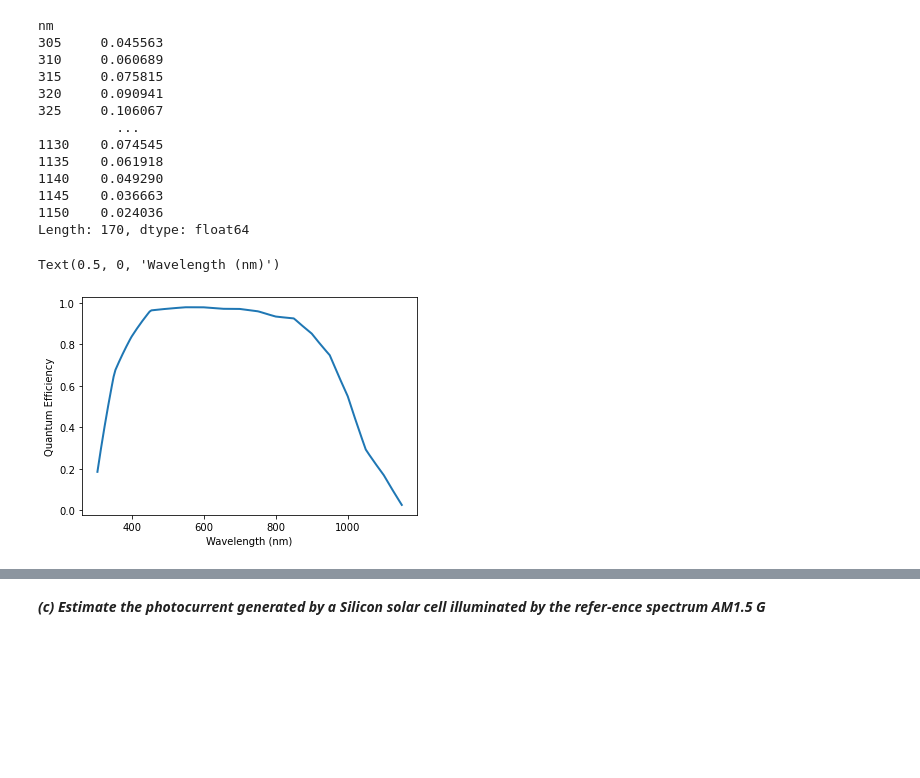
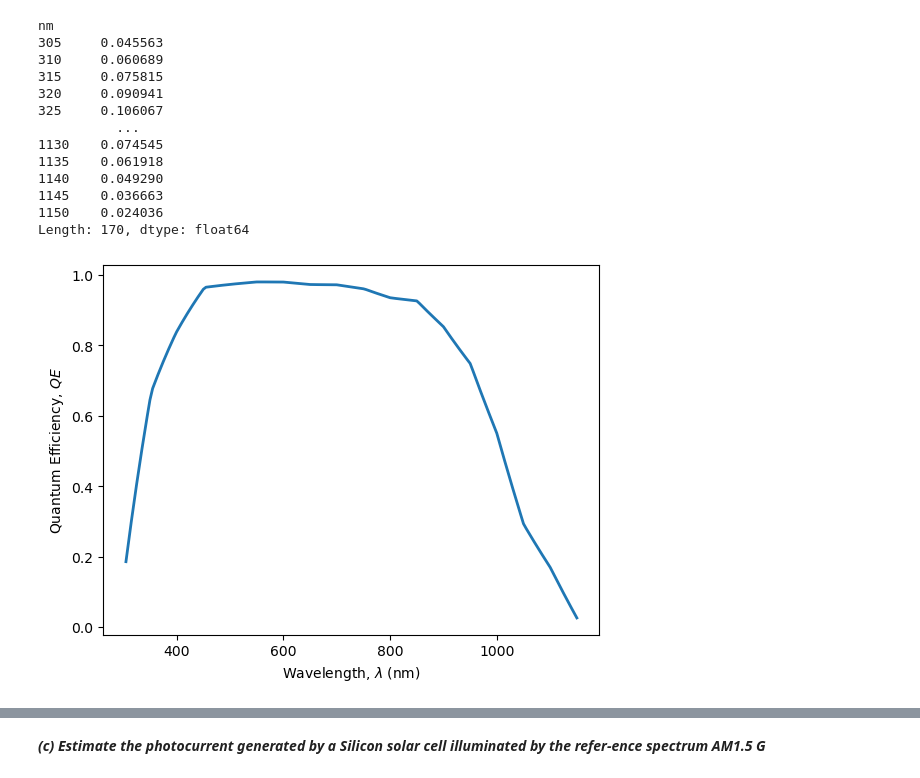
Before and after one commit to martavp/pv-textbook, a Jupyter notebook: Problems/Chapter_03/Problem3.7.ipynb, the cells around one changed output, grey strips where cells are left out. Saved outputs shown, nothing was run; the diff lists cells and outputs as text; code cells hidden in the pictures; blank space fills up the shorter version.

```diff
--- a/Problems/Chapter_03/Problem3.7.ipynb
+++ b/Problems/Chapter_03/Problem3.7.ipynb
@@ -114,11 +114,10 @@ Length: 170, dtype: float64
 # %%
 plt.plot(QE,
          linewidth=2)
-plt.ylabel('Quantum Efficiency')
-plt.xlabel('Wavelength (nm)')
+plt.ylabel('Quantum Efficiency, $QE$')
+plt.xlabel('Wavelength, $\lambda$ (nm)');
 # %% [output]
-Text(0.5, 0, 'Wavelength (nm)')
-[figure, old version]
+[figure, new version]
 # %%
 plt.plot(SR,
          linewidth=2)
```
Also changed, not shown: parts of 7 cells of this notebook, 3 other files.
